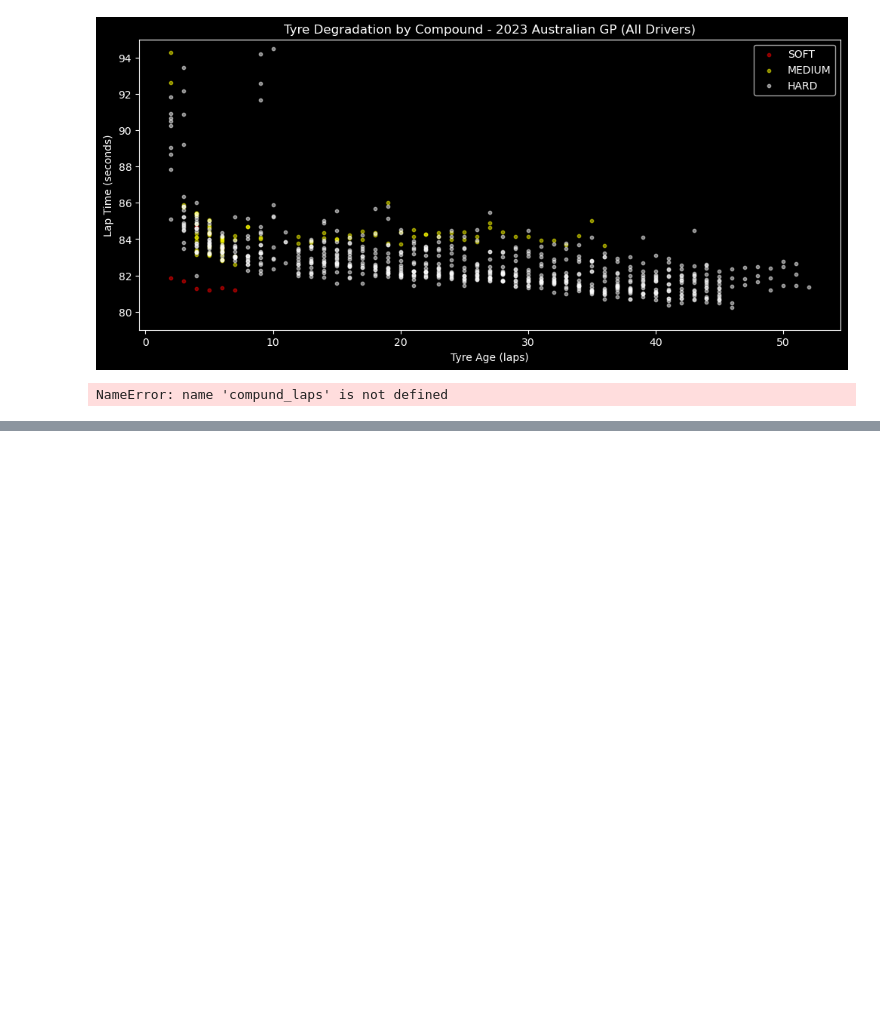
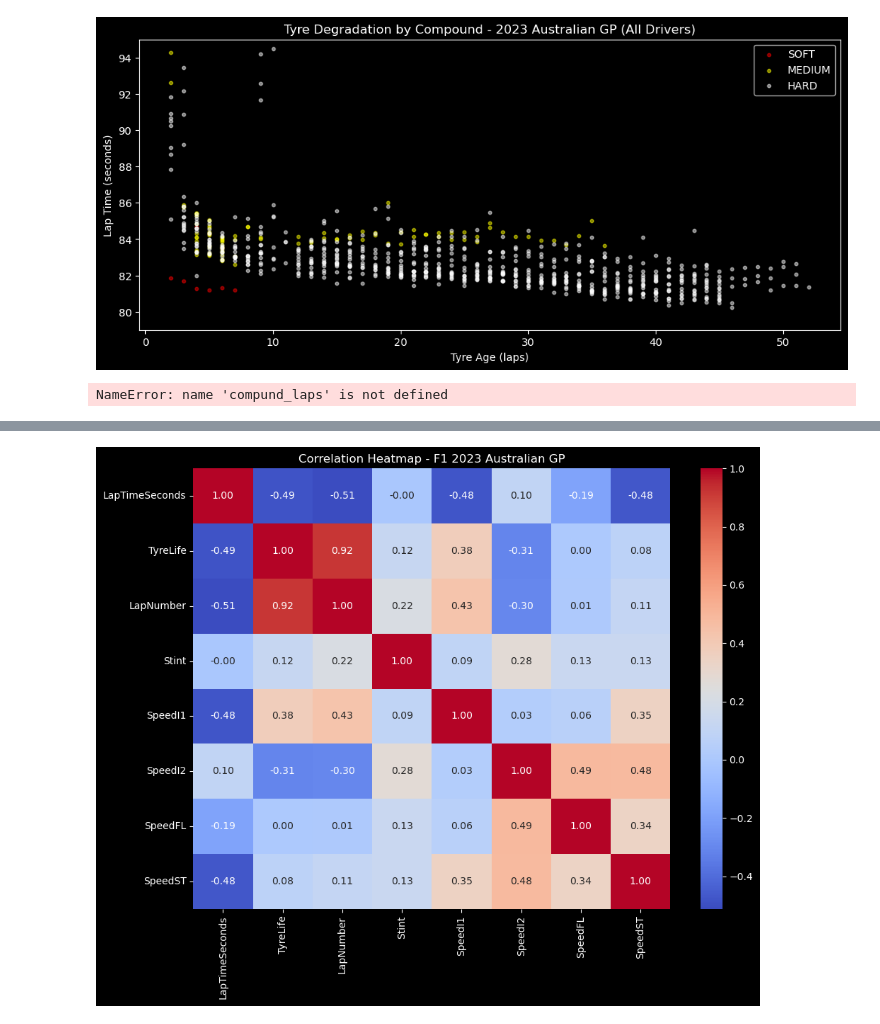
Before and after one commit to MukundTyagi30/Formula1, a Jupyter notebook: EDA.ipynb, the cells around one changed output, grey strips where cells are left out. Drawn from its saved outputs; the diff is of its cells as text; code cells hidden in the pictures; blank space fills up the shorter version.

```diff
--- a/EDA.ipynb
+++ b/EDA.ipynb
@@ -323,0 +398,13 @@ NameError: name 'compund_laps' is not defined
+# %%
+plt.style.use('dark_background')
+fig, ax = plt.subplots(figsize=(10, 8))
+
+numeric_cols = ['LapTimeSeconds', 'TyreLife', 'LapNumber', 'Stint', 'SpeedI1', 'SpeedI2', 'SpeedFL', 'SpeedST']
+corr_matrix = all_laps[numeric_cols].corr()
+
+sns.heatmap(corr_matrix, annot=True, fmt='.2f', cmap='coolwarm', ax=ax)
+ax.set_title('Correlation Heatmap - F1 2023 Australian GP')
+plt.tight_layout()
+plt.show()
+# %% [output]
+[figure, added]
```
Also changed, not shown: parts of 7 cells of this notebook.
